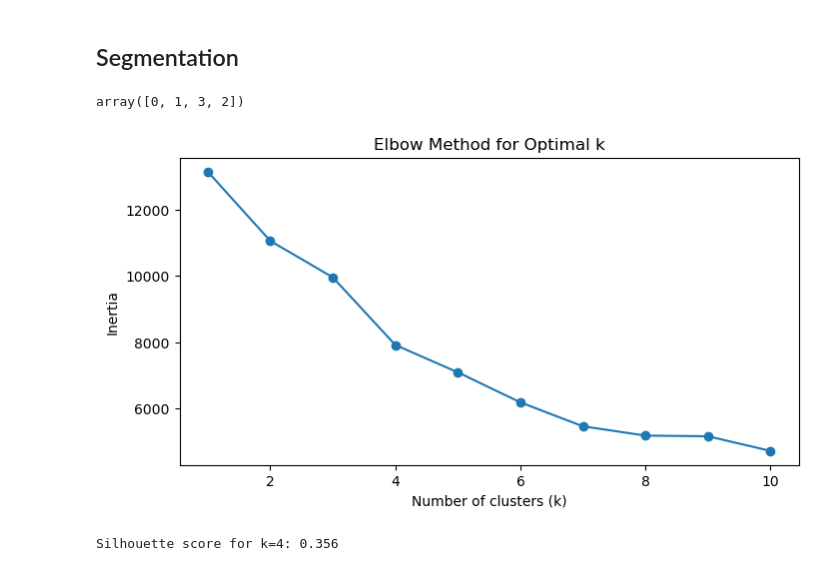
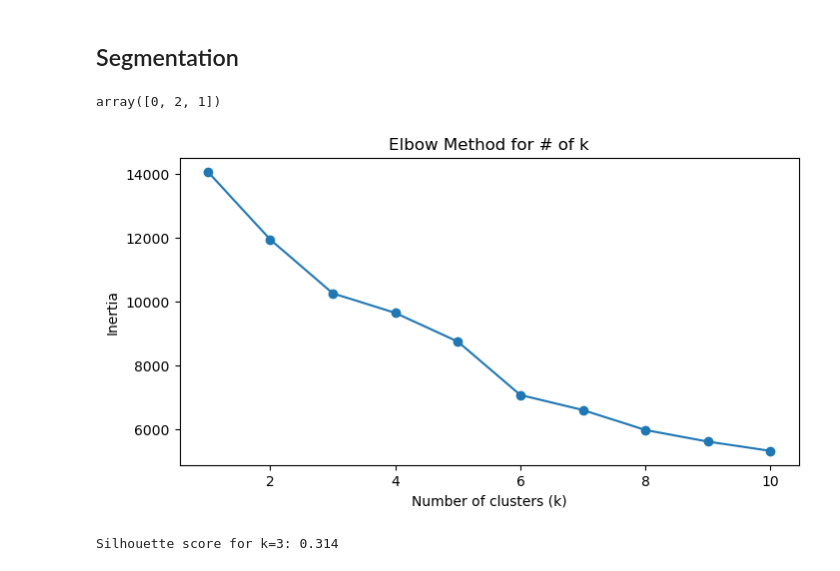
Before and after one commit to luisguareschi/group-project-ml-1, a Jupyter notebook: segmentation-iv.ipynb, the cells around one changed output. Saved outputs shown, nothing was run; the diff lists cells and outputs as text; code cells hidden in the pictures.

```diff
--- a/segmentation-iv.ipynb
+++ b/segmentation-iv.ipynb
@@ -75,2 +75,9 @@ df.sample(5)
 # %% [markdown]
 ## Data Preprocessing
+# %%
+df['Type'] = df['Address'].str.split(r'\s+').str[0]
+
+df['calle'] = df['Address'].str.split(r'\s+').str[2] == 'calle'
+df['avenida'] = df['Address'].str.split(r'\s+').str[2] == 'avenida'
+df['paseo'] = df['Address'].str.split(r'\s+').str[2] == 'paseo'
+df['plaza'] = df['Address'].str.split(r'\s+').str[2] == 'plaza'
@@ -77,3 +86,4 @@ df.sample(5)
 # %%
 df = pd.get_dummies(df, columns=['District'], drop_first=True)
 df = pd.get_dummies(df, columns=['Area'], drop_first=True)
+df = pd.get_dummies(df, columns=['Type'], drop_first=False)
@@ -104,7 +118,7 @@ from sklearn.preprocessing import StandardScaler
 X = df.drop(['Id', 'Address', 'Number', 'Rent',
             'District_Barajas', 'District_Villa de Vallecas', # Dropping some districts to avoid correlation with areas e.g. Retiro and Ibiza
             'District_San Blás', 'District_Retiro',
-            'Sq.Mt', ], axis=1)
+            'Sq.Mt', 'Type_Ático', 'Type_Dúplex', 'Type_Chalet' ], axis=1)
 
 
 y = df['Rent']
@@ -147,33 +161,33 @@ corr_pairs
 from sklearn.cluster import KMeans
 
 # Fit KMeans
-n_clusters = 4
+n_clusters = 3
 kmeans = KMeans(n_clusters=n_clusters, random_state=42)
 clusters = kmeans.fit_predict(X_train_scaled)
 
 X_train['cluster'] = clusters
 X_train['cluster'].unique()
 # %% [output]
-array([0, 1, 3, 2])
+array([0, 2, 1])
 # %%
 import matplotlib.pyplot as plt
 from sklearn.cluster import KMeans
 
 inertia = []
 K = range(1, 11)
 for k in K:
     kmeans = KMeans(n_clusters=k, random_state=42)
     kmeans.fit(X_train_scaled)
     inertia.append(kmeans.inertia_)
 
 plt.figure(figsize=(8,4))
 plt.plot(K, inertia, marker='o')
 plt.xlabel('Number of clusters (k)')
 plt.ylabel('Inertia')
-plt.title('Elbow Method for Optimal k')
+plt.title('Elbow Method for # of k')
 plt.show()
 # %% [output]
-[figure, old version]
+[figure, new version]
 # %%
 from sklearn.metrics import silhouette_score
 
@@ -181,4 +195,4 @@ from sklearn.metrics import silhouette_score
 score = silhouette_score(X_train_scaled, clusters)
 print(f"Silhouette score for k={n_clusters}: {score:.3f}")
 # %% [output]
-Silhouette score for k=4: 0.356
+Silhouette score for k=3: 0.314
```
Also changed, not shown: parts of 4 cells of this notebook.
